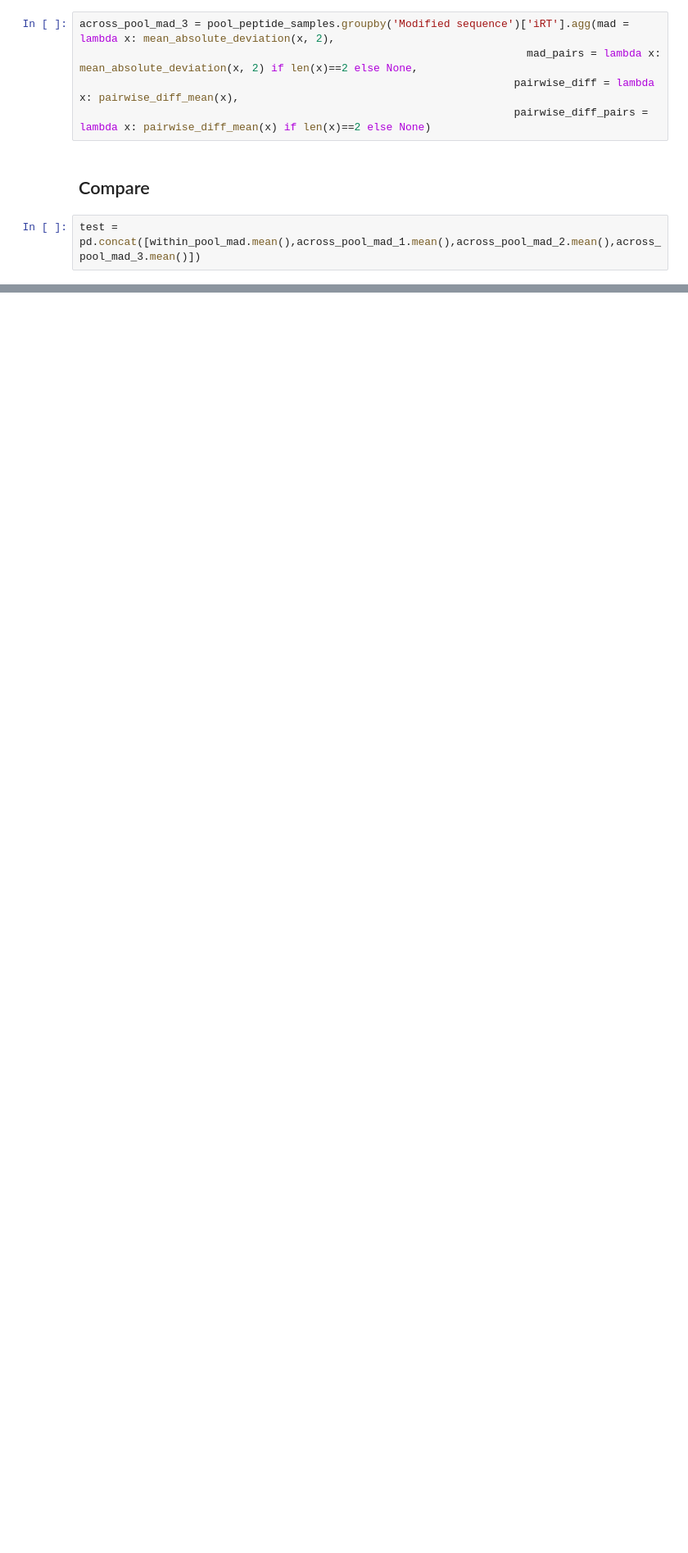
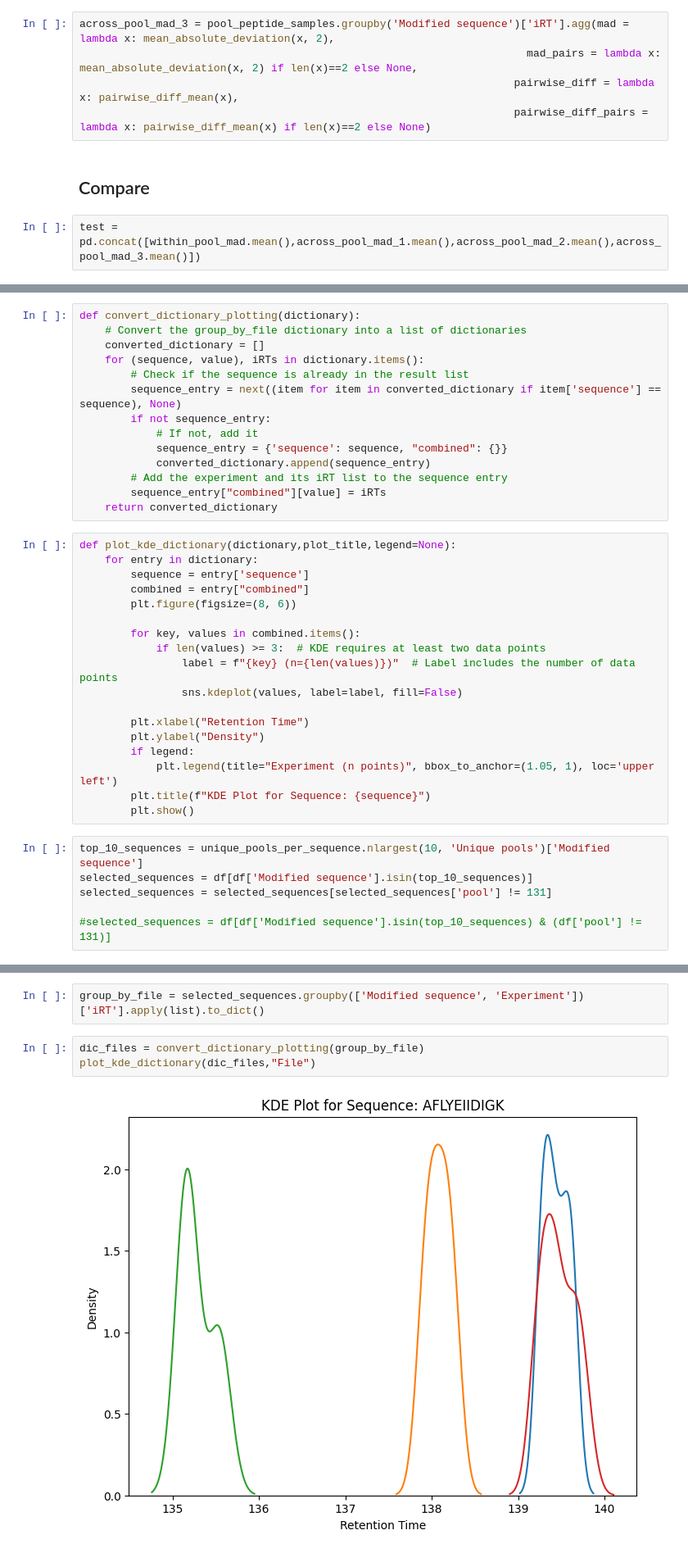
Before and after one commit to WannesLamberts/Thesis-retention-time, a Jupyter notebook: dataset_exploration.ipynb, the cells around one changed output, grey strips where cells are left out. Shown at 82% size. Cells and saved outputs as stored; diff of their text form; blank space fills up the shorter version.

```diff
--- a/dataset_exploration.ipynb
+++ b/dataset_exploration.ipynb
@@ -181,0 +194,38 @@ plt.show()
+# %%
+def convert_dictionary_plotting(dictionary):
+    # Convert the group_by_file dictionary into a list of dictionaries
+    converted_dictionary = []
+    for (sequence, value), iRTs in dictionary.items():
+        # Check if the sequence is already in the result list
+        sequence_entry = next((item for item in converted_dictionary if item['sequence'] == sequence), None)
+        if not sequence_entry:
+            # If not, add it
+            sequence_entry = {'sequence': sequence, "combined": {}}
+            converted_dictionary.append(sequence_entry)
+        # Add the experiment and its iRT list to the sequence entry
+        sequence_entry["combined"][value] = iRTs
+    return converted_dictionary
+# %%
+def plot_kde_dictionary(dictionary,plot_title,legend=None):
+    for entry in dictionary:
+        sequence = entry['sequence']
+        combined = entry["combined"]
+        plt.figure(figsize=(8, 6))
+
+        for key, values in combined.items():
+            if len(values) >= 3:  # KDE requires at least two data points
+                label = f"{key} (n={len(values)})"  # Label includes the number of data points
+                sns.kdeplot(values, label=label, fill=False)
+
+        plt.xlabel("Retention Time")
+        plt.ylabel("Density")
+        if legend:
+            plt.legend(title="Experiment (n points)", bbox_to_anchor=(1.05, 1), loc='upper left')
+        plt.title(f"KDE Plot for Sequence: {sequence}")
+        plt.show()
+# %%
+top_10_sequences = unique_pools_per_sequence.nlargest(10, 'Unique pools')['Modified sequence']
+selected_sequences = df[df['Modified sequence'].isin(top_10_sequences)]
+selected_sequences = selected_sequences[selected_sequences['pool'] != 131]
+
+#selected_sequences = df[df['Modified sequence'].isin(top_10_sequences) & (df['pool'] != 131)]
@@ -181,0 +234,7 @@ plt.show()
+# %%
+group_by_file = selected_sequences.groupby(['Modified sequence', 'Experiment'])['iRT'].apply(list).to_dict()
+# %%
+dic_files = convert_dictionary_plotting(group_by_file)
+plot_kde_dictionary(dic_files,"File")
+# %% [output]
+[figure, added]
```
Also changed, not shown: parts of 20 cells of this notebook, 6 other files.
